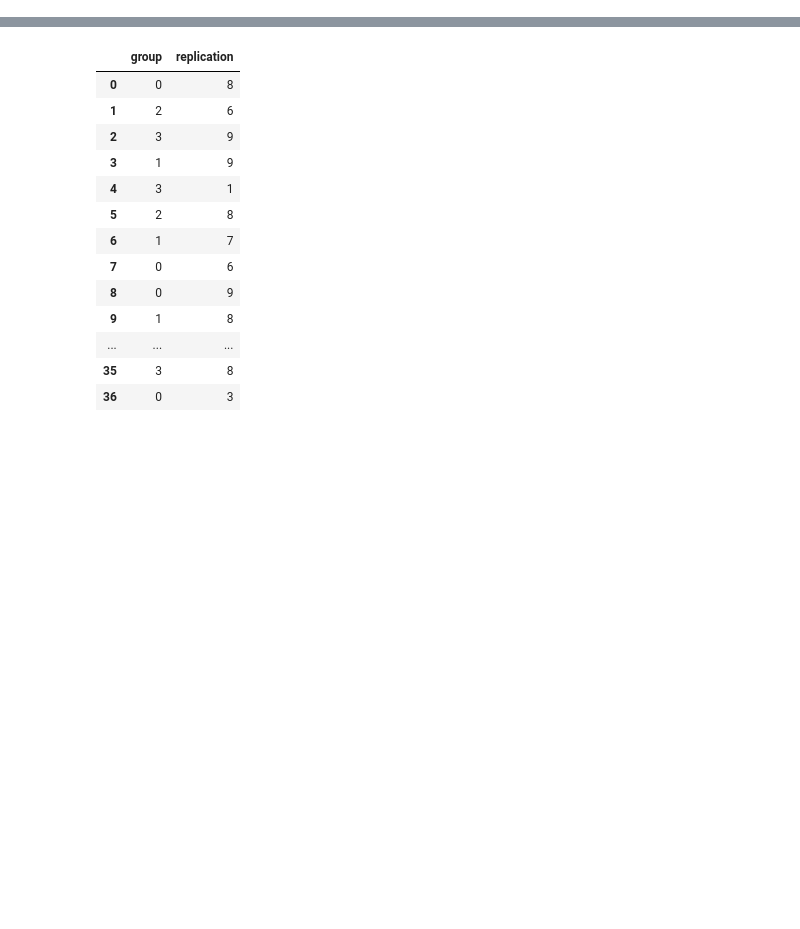
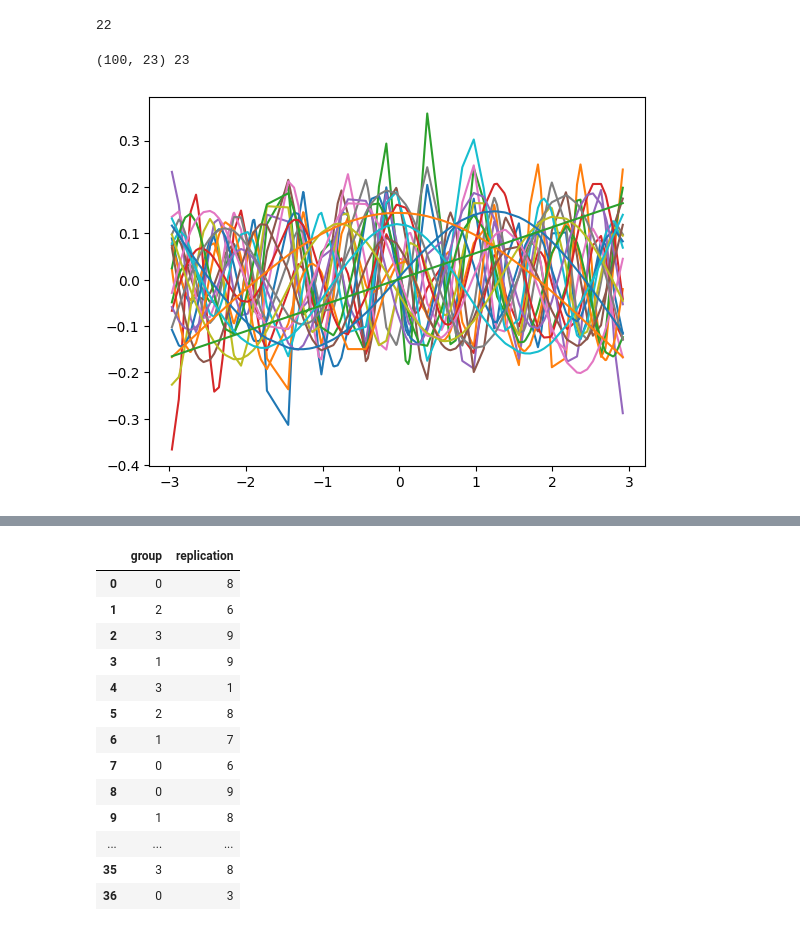
Before and after one commit to lr1021/p-splines, a Jupyter notebook: stratified_shuffle.ipynb, the cells around one changed output, grey strips where cells are left out. Drawn from its saved outputs; the diff is of its cells as text; code cells hidden in the pictures; blank space fills up the shorter version.

```diff
--- a/stratified_shuffle.ipynb
+++ b/stratified_shuffle.ipynb
@@ -4,0 +72,50 @@ import itertools
+# %%
+n, k = B.shape
+# %%
+X = B.copy()
+#X = C.copy()
+
+# Penalised
+r = k - order
+K = difference_matrix(k, order=order)[:, :].T @ difference_matrix(k, order=order)[:, :]
+K_pinv = np.linalg.pinv(K)
+
+VK_pinv, UK_pinv = np.linalg.eigh(K_pinv)
+#X_plot_p = X_plot @ (UK_pinv[:, -r:] * np.sqrt(VK_pinv[-r:]))
+V, U = np.linalg.eigh(X@K_pinv@X.T)
+print(np.linalg.matrix_rank(X@K_pinv@X.T))
+Vp = V[-r:]
+Up = U[:, -r:]
+U0 = U[:, :-r]
+Xp = Up*np.sqrt(Vp)
+
+# Phi_p = K_pinv @ X.T @ Up / np.sqrt(Vp)
+#X_plot_p = X_plot @ Phi_p
+
+# Unpenalised
+w_trend = np.arange(k)
+w_trends = np.array([w_trend**d for d in range(1, order)]).T
+w_trends = w_trends - w_trends.mean(axis=0)
+X0 = B@w_trends
+#X0 = l
+#X0_plot = B_plot@w_trends
+#X0 = X0 / (np.max(X0_plot, axis=0) - np.min(X0_plot, axis=0))
+
+#X_plot_0 = X_plot@w_trends / (np.max(X0_plot, axis=0) - np.min(X0_plot, axis=0))
+
+#w_p = pm.Normal("w_p",mu=0, tau=tau_p, shape=r, dims="w_p_dim")
+#w_0 = pm.Normal("w_0", mu=0, tau=tau, shape=(order-1), dims="w_0_dim")
+X = np.hstack([Xp, X0])
+#X_plot = np.hstack([X_plot_p, X_plot_0])
+#f = pm.math.dot(Xp, w_p) + pm.math.dot(X0, w_0)
+# %% [output]
+22
+# %%
+X = X / np.linalg.norm(X, axis=0)
+# %%
+print(X.shape, np.linalg.matrix_rank(X))
+plt.plot(x_data[x_order], X[x_order])
+plt.show()
+# %% [output]
+(100, 23) 23
+[figure, added]
```
Also changed, not shown: parts of 19 cells of this notebook, 9 other files.
